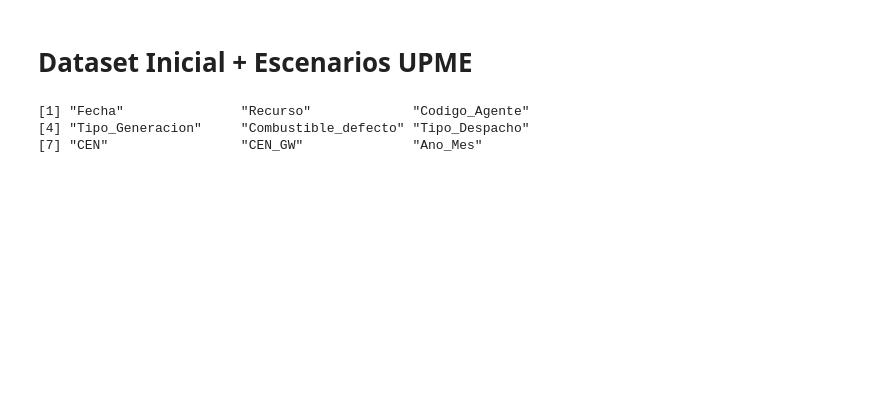
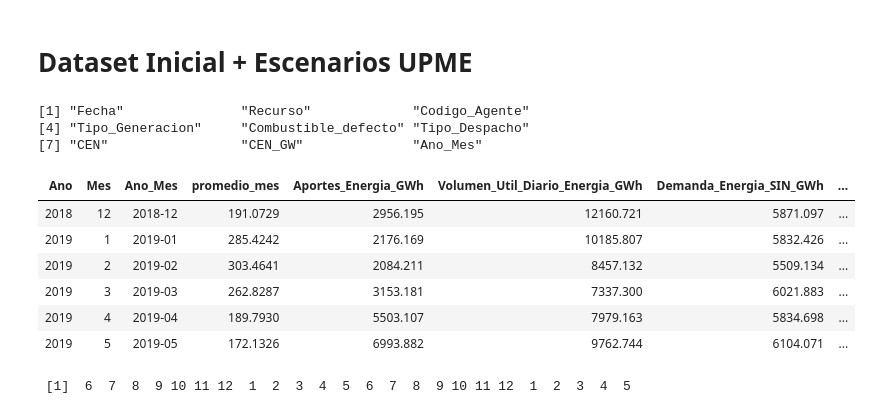
Before and after one commit to camilogavo/modelos_Bolsa, a Jupyter notebook: Multivariados_JDVelasq.ipynb, the cells around one changed output. Drawn from its saved outputs; the diff is of its cells as text; code cells hidden in the pictures; blank space fills up the shorter version.

```diff
--- a/Multivariados_JDVelasq.ipynb
+++ b/Multivariados_JDVelasq.ipynb
@@ -986,11 +970,12 @@ ERROR: Error in open.connection(path, "wb"): cannot open the connection
 # %% [markdown]
 # Dataset Inicial + Escenarios UPME
-# %%
-df_cen%>%colnames
-# %% [output]
-[1] "Fecha"               "Recurso"             "Codigo_Agente"
-[4] "Tipo_Generacion"     "Combustible_defecto" "Tipo_Despacho"
-[7] "CEN"                 "CEN_GW"              "Ano_Mes"
+# %%
+df_cen$Ano_Mes<-str_sub(df_cen$Fecha,1,7)
+df_cen%>%colnames
+# %% [output]
+[1] "Fecha"               "Recurso"             "Codigo_Agente"
+[4] "Tipo_Generacion"     "Combustible_defecto" "Tipo_Despacho"
+[7] "CEN"                 "CEN_GW"              "Ano_Mes"
 # %%
 df_cen_total<-df_cen%>%filter(Fecha%in%c(seq.Date(from = as.Date('2000-02-01'),to = as.Date('2019-06-01'), by = 'month')-1))%>%arrange(Ano_Mes)%>%group_by(Ano_Mes)%>%summarise(CEN_Total = sum(CEN_GW))%>%
 left_join(df_cen%>%filter(Fecha%in%c(seq.Date(from = as.Date('2000-02-01'),to = as.Date('2019-06-01'), by = 'month')-1),Tipo_Generacion=='HIDRAULICA')%>%arrange(Ano_Mes)%>%group_by(Ano_Mes)%>%summarise(CEN_Hidro = sum(CEN_GW)),by = 'Ano_Mes')%>%
@@ -1003,6 +988,21 @@ select(Ano_Mes,Aportes_Energia_GWh),by = 'Ano_Mes')%>%
 left_join(df_reservas%>%select(Ano_Mes,Volumen_Util_Diario_Energia_GWh),by = 'Ano_Mes')%>%
 left_join(df_demanda%>%select(Ano_Mes,Demanda_Energia_SIN_GWh),by = 'Ano_Mes')%>%
 left_join(df_cen_total, by = 'Ano_Mes')
+# %%
+df<-df%>%drop_na()
+df%>%tail
+# %% [output]
+| Ano | Mes | Ano_Mes | promedio_mes | Aportes_Energia_GWh | Volumen_Util_Diario_Energia_GWh | Demanda_Energia_SIN_GWh | ... |
+| 2018 | 12 | 2018-12 | 191.0729 | 2956.195 | 12160.721 | 5871.097 | ... |
+| 2019 | 1 | 2019-01 | 285.4242 | 2176.169 | 10185.807 | 5832.426 | ... |
+| 2019 | 2 | 2019-02 | 303.4641 | 2084.211 | 8457.132 | 5509.134 | ... |
+| 2019 | 3 | 2019-03 | 262.8287 | 3153.181 | 7337.300 | 6021.883 | ... |
+| 2019 | 4 | 2019-04 | 189.7930 | 5503.107 | 7979.163 | 5834.698 | ... |
+| 2019 | 5 | 2019-05 | 172.1326 | 6993.882 | 9762.744 | 6104.071 | ... |
+# %%
+month(seq.Date(from=as.Date('2019-06-01'),length.out = 24,by = 'month'))
+# %% [output]
+ [1]  6  7  8  9 10 11 12  1  2  3  4  5  6  7  8  9 10 11 12  1  2  3  4  5
 # %%
 
 df_nuevo<-as.data.frame(matrix(rep(NA,10*24),ncol=10))
```
Also changed, not shown: parts of 3 cells of this notebook, 1 other file.
